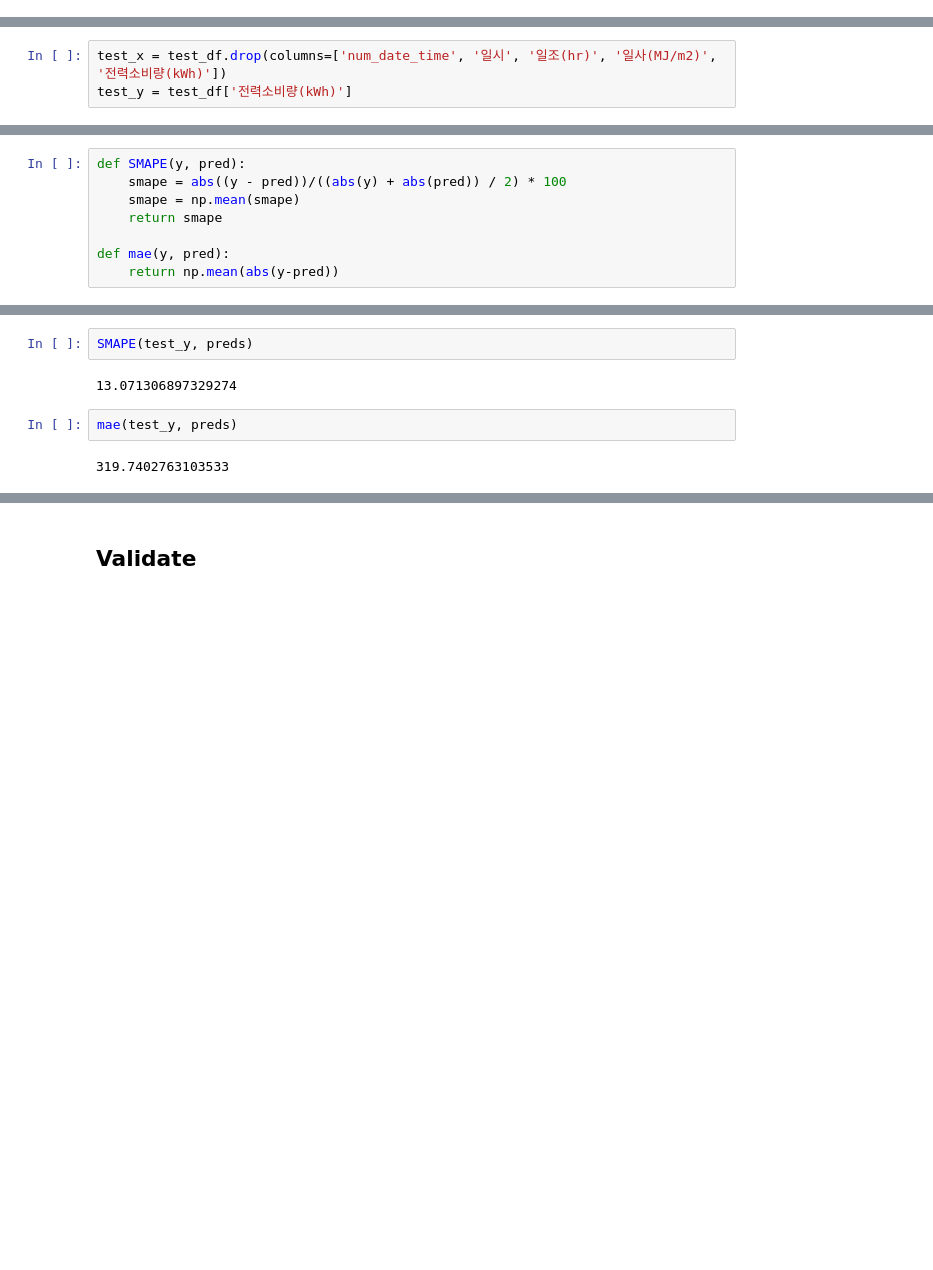
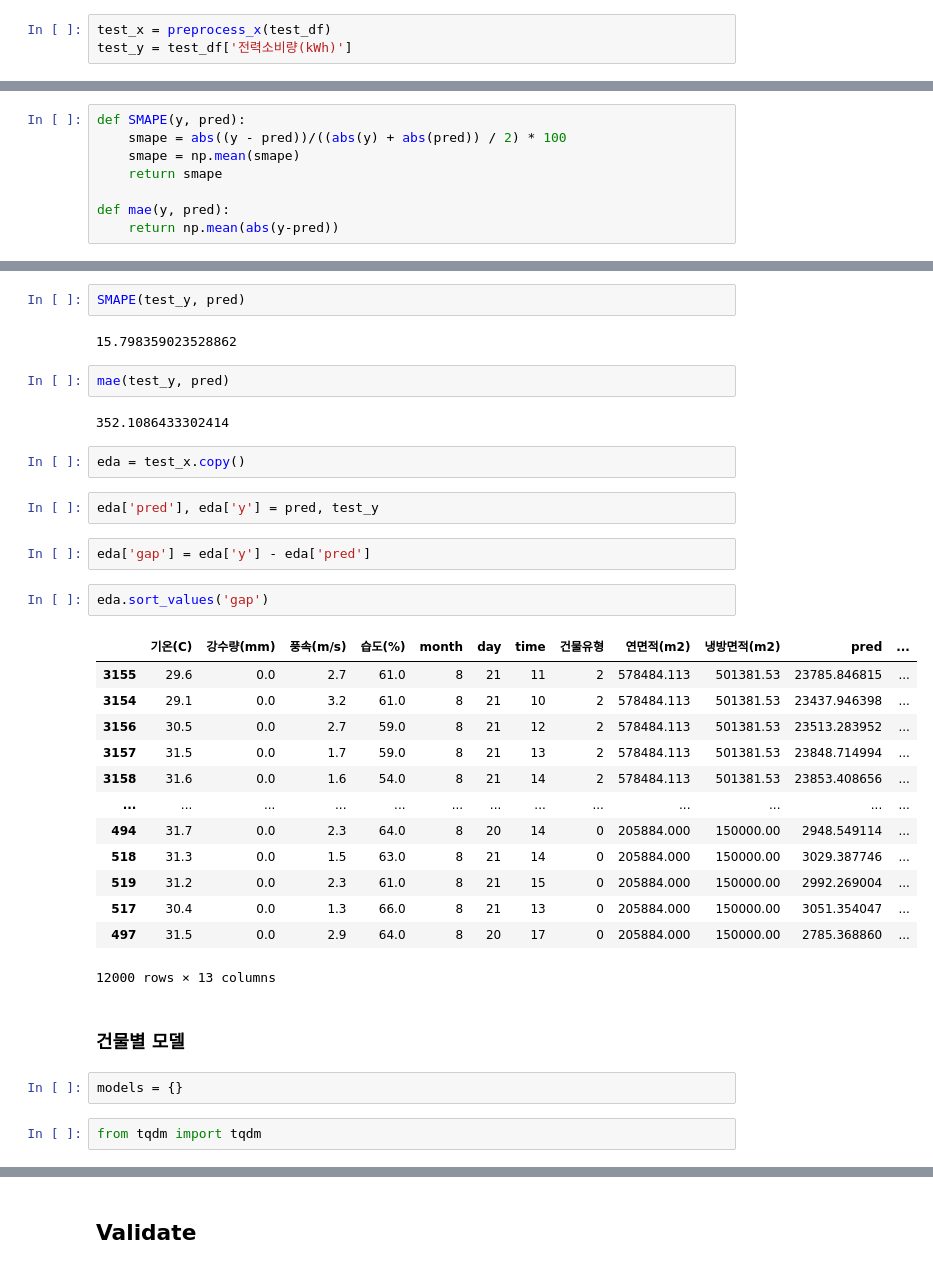
Before and after one commit to parkeunsang/competitions, a Jupyter notebook: dacon/power/[Baseline]_Random Forest.ipynb, the cells around one changed output, grey strips where cells are left out. Drawn from its saved outputs; the diff is of its cells as text; blank space fills up the shorter version.

```diff
--- a/dacon/power/[Baseline]_Random Forest.ipynb
+++ b/dacon/power/[Baseline]_Random Forest.ipynb
@@ -49,3 +55,6 @@ train_y = train_df['전력소비량(kWh)']
+# %%
+test_x = preprocess_x(test_df)
+test_y = test_df['전력소비량(kWh)']
 # %% [markdown]
 ## Regression Model Fit
 # %%
@@ -62,3 +64,0 @@ test_df['time'] = test_df['일시'].apply(lambda x : int(x[9:11]))
-# %%
-test_x = test_df.drop(columns=['num_date_time', '일시', '일조(hr)', '일사(MJ/m2)', '전력소비량(kWh)'])
-test_y = test_df['전력소비량(kWh)']
@@ -75,8 +90,36 @@ def mae(y, pred):
 # %%
-SMAPE(test_y, preds)
+SMAPE(test_y, pred)
 # %% [output]
-13.071306897329274
+15.798359023528862
 # %%
-mae(test_y, preds)
+mae(test_y, pred)
 # %% [output]
-319.7402763103533
+352.1086433302414
+# %%
+eda = test_x.copy()
+# %%
+eda['pred'], eda['y'] = pred, test_y
+# %%
+eda['gap'] = eda['y'] - eda['pred']
+# %%
+eda.sort_values('gap')
+# %% [output]
+|  | 기온(C) | 강수량(mm) | 풍속(m/s) | 습도(%) | month | day | time | 건물유형 | 연면적(m2) | 냉방면적(m2) | pred | ... |
+| 3155 | 29.6 | 0.0 | 2.7 | 61.0 | 8 | 21 | 11 | 2 | 578484.113 | 501381.53 | 23785.846815 | ... |
+| 3154 | 29.1 | 0.0 | 3.2 | 61.0 | 8 | 21 | 10 | 2 | 578484.113 | 501381.53 | 23437.946398 | ... |
+| 3156 | 30.5 | 0.0 | 2.7 | 59.0 | 8 | 21 | 12 | 2 | 578484.113 | 501381.53 | 23513.283952 | ... |
+| 3157 | 31.5 | 0.0 | 1.7 | 59.0 | 8 | 21 | 13 | 2 | 578484.113 | 501381.53 | 23848.714994 | ... |
+| 3158 | 31.6 | 0.0 | 1.6 | 54.0 | 8 | 21 | 14 | 2 | 578484.113 | 501381.53 | 23853.408656 | ... |
+| ... | ... | ... | ... | ... | ... | ... | ... | ... | ... | ... | ... | ... |
+| 494 | 31.7 | 0.0 | 2.3 | 64.0 | 8 | 20 | 14 | 0 | 205884.000 | 150000.00 | 2948.549114 | ... |
+| 518 | 31.3 | 0.0 | 1.5 | 63.0 | 8 | 21 | 14 | 0 | 205884.000 | 150000.00 | 3029.387746 | ... |
+| 519 | 31.2 | 0.0 | 2.3 | 61.0 | 8 | 21 | 15 | 0 | 205884.000 | 150000.00 | 2992.269004 | ... |
+| 517 | 30.4 | 0.0 | 1.3 | 66.0 | 8 | 21 | 13 | 0 | 205884.000 | 150000.00 | 3051.354047 | ... |
+| 497 | 31.5 | 0.0 | 2.9 | 64.0 | 8 | 20 | 17 | 0 | 205884.000 | 150000.00 | 2785.368860 | ... |
+12000 rows × 13 columns
+# %% [markdown]
+### 건물별 모델
+# %%
+models = {}
+# %%
+from tqdm import tqdm
```
Also changed, not shown: parts of 23 cells of this notebook.
